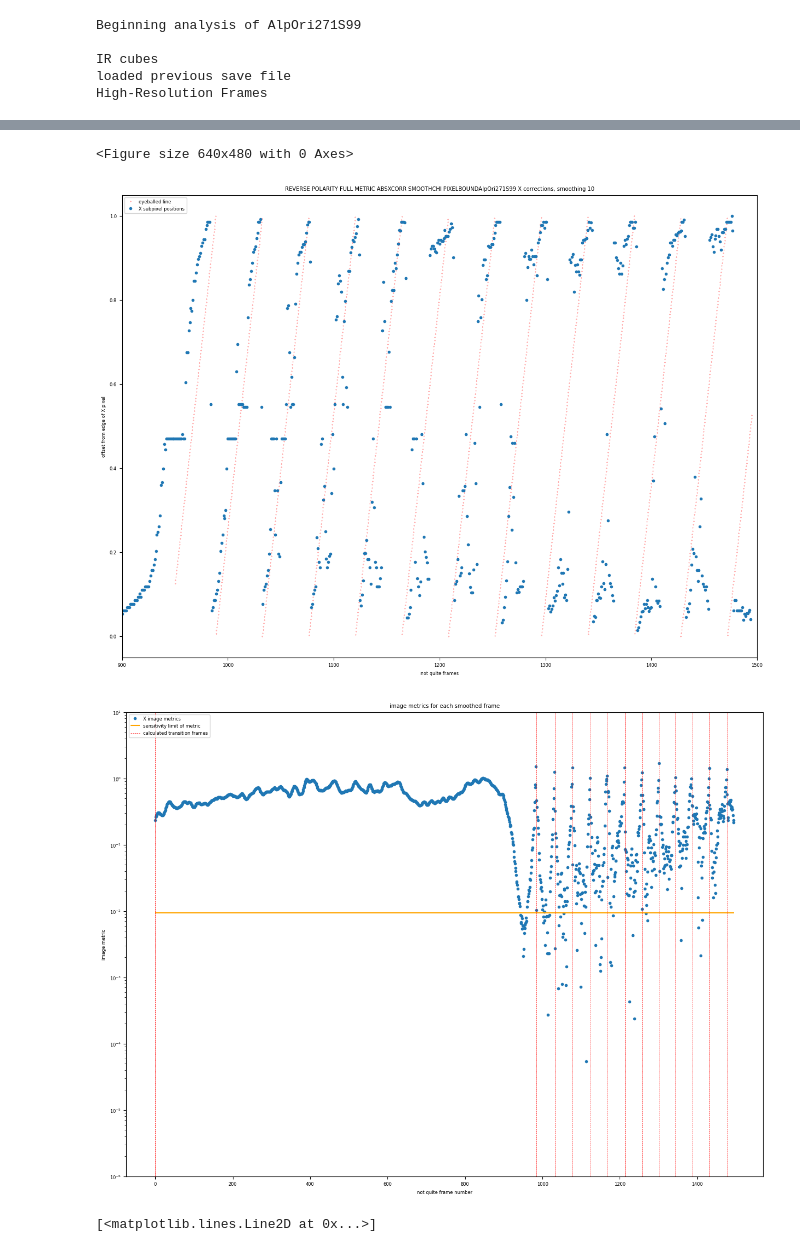
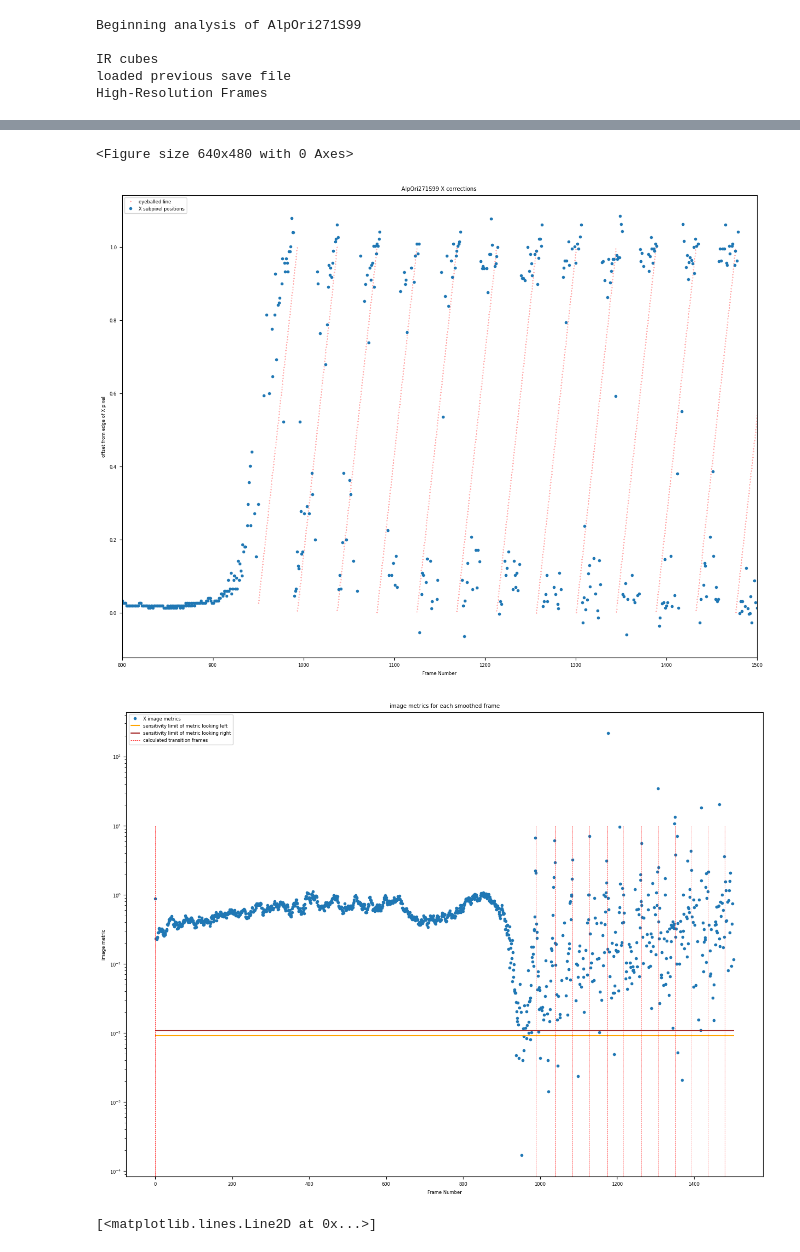
Before and after one commit to AnIndefiniteArticle/slapvisos, a Jupyter notebook: Untitled.ipynb, the cells around one changed output, grey strips where cells are left out. Drawn from its saved outputs; the diff is of its cells as text; code cells hidden in the pictures.

```diff
--- a/Untitled.ipynb
+++ b/Untitled.ipynb
@@ -38,7 +38,7 @@ try:
   print("loaded previous save file")
 except:
   cubdata = oF.readVIMSimaging(cubdir, cubfiles, ncubs, nspec, height, width, visible)
-  np.save(outdir+"/"+occname+"data.npy", cubdata)
+  np.save(outdir+"/"+occname+"data.npy", (cubdata))
 
 # Get pixel dimensions
 if ps.CubeFile(cubdir+cubfiles[0]).label['IsisCube']['Instrument']['SamplingMode'] == 'HI-RES':
@@ -62,8 +62,7 @@ IR cubes
 loaded previous save file
 High-Resolution Frames
 # %%
-smoothing = 10
-smoothmono, maxcoords, Xbrights, Xcompares, Zbrights, Xtransitions, Zscan, Zcorr, Xscan, Xcorr, scanmetrics, imagemetrics, comparisons = oF.findthestar(cubdata, (100,120), Xmetrics, Zmetrics, smoothing, transwin=10, comparisonsmooth=10)
+smoothmono, maxcoords, Xbrights, Xcompares, Zbrights, Xtransitions, Zscan, Zcorr, Xscan, Xcorr, scanmetrics, imagemetrics, comparisons = oF.findthestar(cubdata, (100,120), Xmetrics, Zmetrics, window=20, cutoff=0.01)
 # %% [output]
 smoothing input data over spectral window
 taking the rolling average
@@ -142,30 +137,32 @@ plt.clf()
 plt.figure(figsize=(15,11))
 plt.plot(linex[950*3:], liney[950*3:]%1, 'r.', markersize=0.5, label="eyeballed line")
 plt.plot(Xcorr, '.', label='X subpixel positions')
-plt.title("REVERSE POLARITY FULL METRIC ABSXCORR SMOOTHCHI PIXELBOUND" + occname + " X corrections, smoothing " + str(smoothing))
+plt.title(occname + " X corrections ")
 plt.ylabel("offset from edge of X pixel")
-plt.xlabel("not quite frames")
-plt.xlim(900,1500)
+plt.xlabel("Frame Number")
+plt.xlim(800,1500)
 plt.legend(loc='upper left')
-plt.savefig(outdir + occname + "-" + str(smoothing) + "-Xcorrections-addline.png")
+#plt.grid()
+plt.savefig(outdir + occname + "-Xcorrections-addline.png")
 # %% [output]
 <Figure size 640x480 with 0 Axes>
-[figure, old version]
+[figure, new version]
 # %%
 plt.figure(figsize=(15,11))
-plt.plot(imagemetrics[:,0], '.', label='X image metrics')
+plt.plot((imagemetrics[:,0]), '.', label='X image metrics')
 #plt.xlim(700,1500)
 plt.yscale("log")
-plt.hlines(np.nanmin(Xmetrics[200:359,8:14,3]), 0, len(imagemetrics), color='orange', label="sensitivity limit of metric")
+plt.hlines(np.nanmin(Xmetrics[:,8:14,3]), 0, len(imagemetrics), color='orange', label="sensitivity limit of metric looking left")
+plt.hlines(np.nanmin(Xmetrics[:,8:14,4]), 0, len(imagemetrics), color='brown', label="sensitivity limit of metric looking right")
 plt.vlines(Xtransitions[:,0],0,10, color='red', linestyle='dashed', linewidth=0.5, label='calculated transition frames')
-plt.ylim(1e-6,1e1)
+#plt.ylim(1e-6,3e0)
 plt.title("image metrics for each smoothed frame")
 plt.ylabel("image metric")
-plt.xlabel("not quite frame number")
+plt.xlabel("Frame Number")
 plt.legend(loc='upper left')
-plt.savefig(outdir + occname + "-" + str(smoothing) + "-imagemetrics.png")
+plt.savefig(outdir + occname + "-imagemetrics.png")
 # %% [output]
-[figure, old version]
+[figure, new version]
 # %%
 plt.figure(figsize=(15,11))
 plt.plot(cubdata[:,100:120,:,1:].mean(axis=1).sum(axis=1).sum(axis=1))
```
Also changed, not shown: parts of 19 cells of this notebook, 2 other files.
